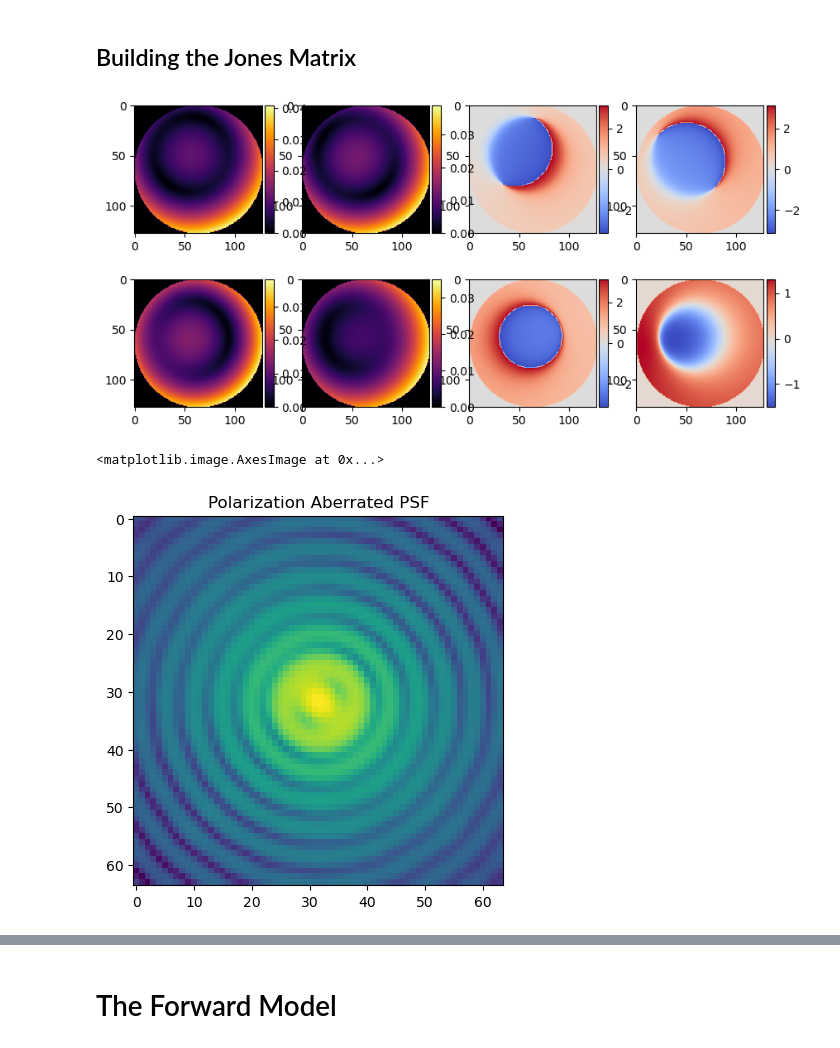
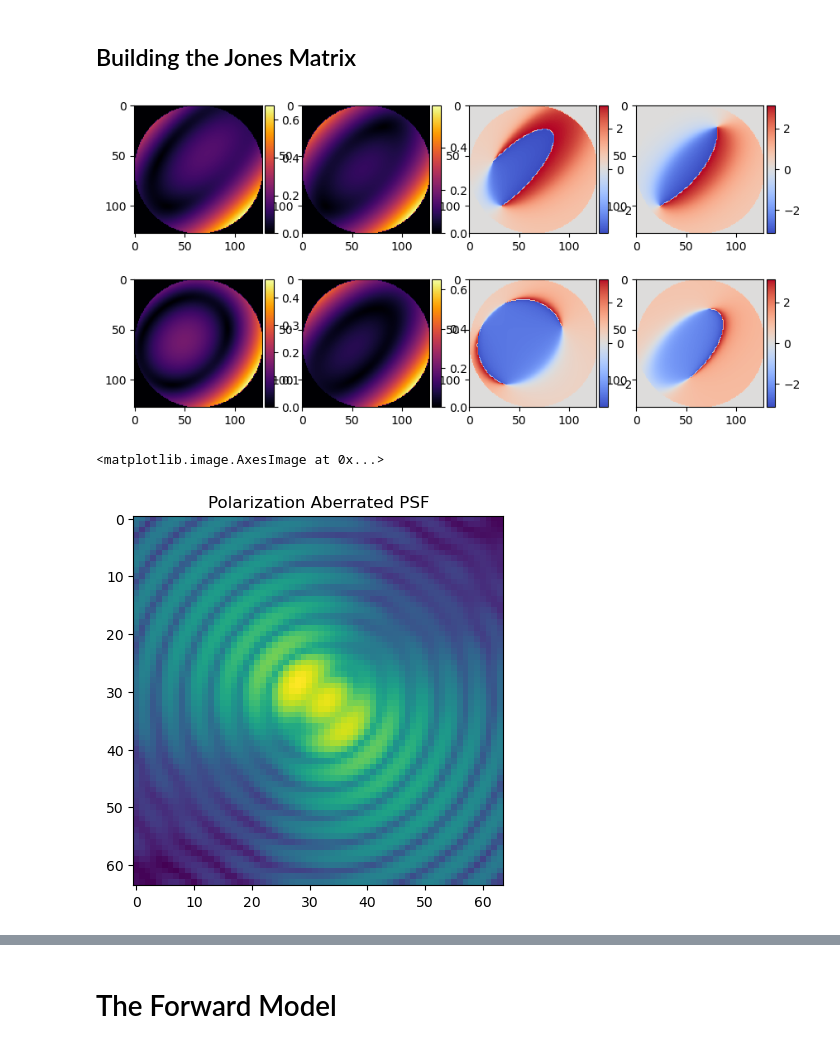
Before and after one commit to saikrishanthpm/poi, a Jupyter notebook: test_pz_retrieval.ipynb, the cells around one changed output, grey strips where cells are left out. Cells and saved outputs as stored; diff of their text form; code cells hidden in the pictures.

```diff
--- a/test_pz_retrieval.ipynb
+++ b/test_pz_retrieval.ipynb
@@ -49,9 +49,7 @@ wvl = IC['wavelength'] # um
 img_dx = IC['image_dx']
 img_npix = 64
 
-real_coeffs = np.random.random([Npolynomials, 2, 2])
-imag_coeffs = np.random.random([Npolynomials, 2, 2])
-coeffs = real_coeffs + 1j* imag_coeffs
+coeffs = np.random.random([Npolynomials, 5]) # W, q0, q1, q2, q3
 
 # build the coordinate grids
 x, y = make_xy_grid(128, diameter=epd)
@@ -62,10 +60,17 @@ A = circle(epd / 2, r)
 
 # construct a polynomial basis to generate wavefront error
 r_z = r / (epd / 2) # normalized radius
-nms = [noll_to_nm(j) for j in range(Npolynomials)]
+nms = [noll_to_nm(j) for j in range(1, Npolynomials+1)]
 basis = np.array(list(zernike_nm_sequence(nms, r_z, t, norm=True))).astype(np.complex128)
 masked_basis = [A * b for b in basis]
-jones = sum_of_2d_modes(masked_basis, coeffs) * 1e-2
+jones_variation = sum_of_2d_modes(masked_basis, coeffs) * 1e-1
+jones = np.zeros_like(jones_variation)
+# jones[..., 0, 0] = masked_basis[0]
+# jones[..., 1, 1] = masked_basis[0]
+# jones -= jones_variation
+# jones[..., 0, 0] /= np.max(jones[..., 0, 0])
+# jones[..., 1, 1] /= np.max(jones[..., 1, 1])
+jones = jones_variation
 # %%
 def plot_jones(J, kind='polar'):
 
@@ -99,7 +104,7 @@ def plot_jones(J, kind='polar'):
 
 plot_jones(jones)
 # %% [output]
-[figure, old version]
+[figure, new version]
 # %%
 from prysm.x.polarization import quarter_wave_plate, linear_polarizer, add_jones_propagation
 add_jones_propagation()
@@ -116,12 +121,12 @@ psfpol = focus_fixed_sampling(
         shift=(0, 0),
         method='mdft')
 # %%
-D = np.sum(np.abs(psfpol)**2, axis=(-2,-1))
+D = np.sum(np.abs(psfpol)**2 / 2, axis=(-2,-1))
 plt.title('Polarization Aberrated PSF')
 plt.imshow(np.log10(D))
 # %% [output]
 <matplotlib.image.AxesImage at 0x...>
-[figure, old version]
+[figure, new version]
 # %%
 # Stuff before the forward model
 # configure the defocus polynomial
```
Also changed, not shown: parts of 14 cells of this notebook, 1 other file.
